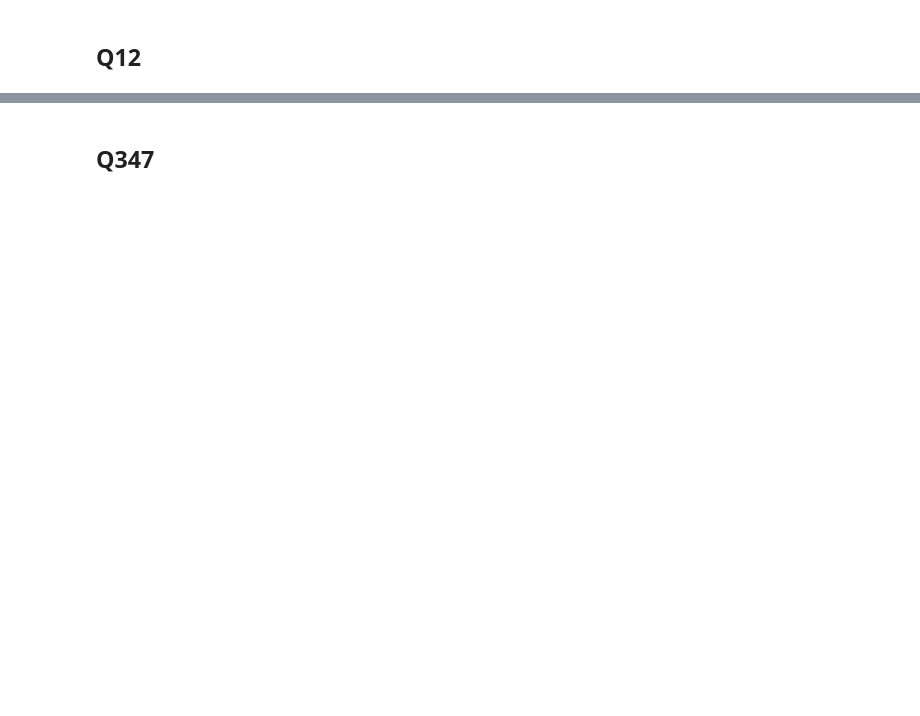
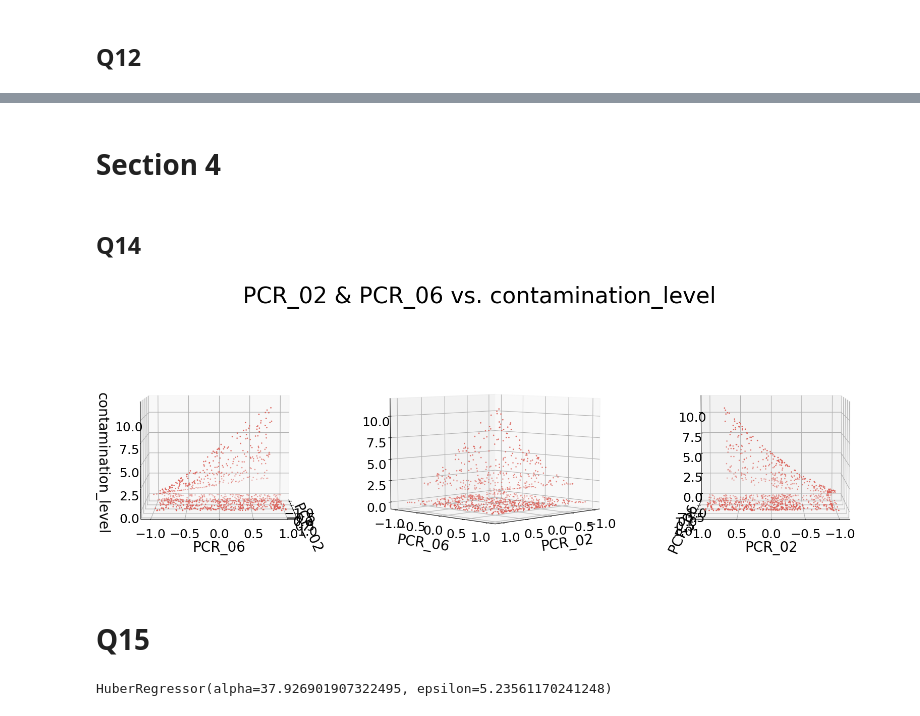
Before and after one commit to dgershko/iml_hw3, a Jupyter notebook: hw3.ipynb, the cells around one changed output, grey strips where cells are left out. Drawn from its saved outputs; the diff is of its cells as text; code cells hidden in the pictures; blank space fills up the shorter version.

```diff
--- a/hw3.ipynb
+++ b/hw3.ipynb
@@ -551,2 +551,4 @@ plot_weights(hoob_regressor.coef_, "Huber Regressor Weights")
+# %% [markdown]
+# Section 4
 # %% [markdown]
-## Q347
+## Q14
@@ -552,0 +597,14 @@ plot_weights(hoob_regressor.coef_, "Huber Regressor Weights")
+# %%
+pcr_2_6_X = prepared_train_set[["PCR_02", "PCR_06", "contamination_level"]] # type: pd.DataFrame
+# pcr_2_6_Y = prepared_train_set["contamination_level"].copy() # type: pd.DataFrame
+
+plot3d(pcr_2_6_X, "PCR_02", "PCR_06", "contamination_level", "PCR_02 & PCR_06 vs. contamination_level")
+# %% [output]
+[figure, added]
+# %% [markdown]
+# Q15
+# %%
+huber_regressor = HuberRegressor(alpha=best_alpha, epsilon=delta, fit_intercept=True)
+huber_regressor.fit(pcr_2_6_X.drop("contamination_level", axis=1), pcr_2_6_X["contamination_level"])
+# %% [output]
+HuberRegressor(alpha=37.926901907322495, epsilon=5.23561170241248)
```
Also changed, not shown: parts of 13 cells of this notebook.
